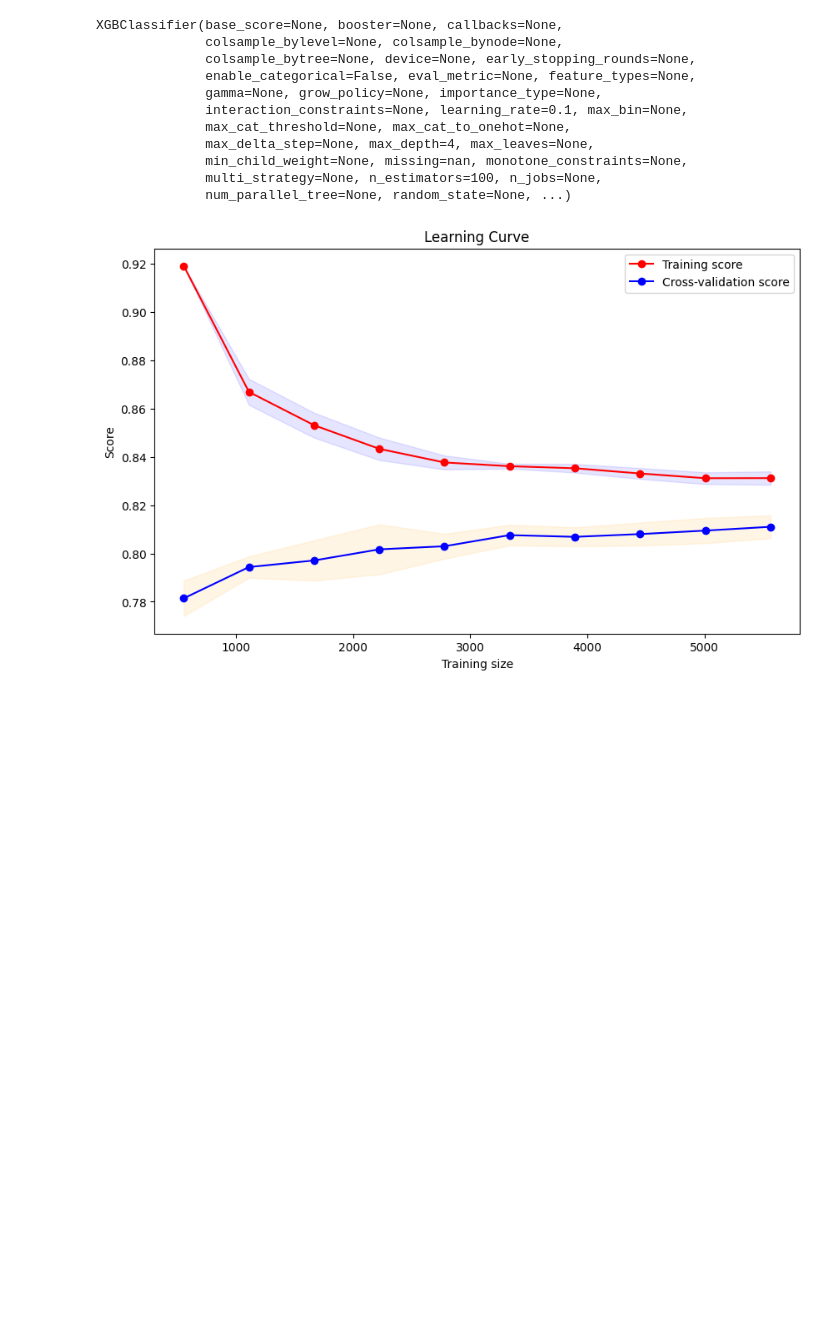
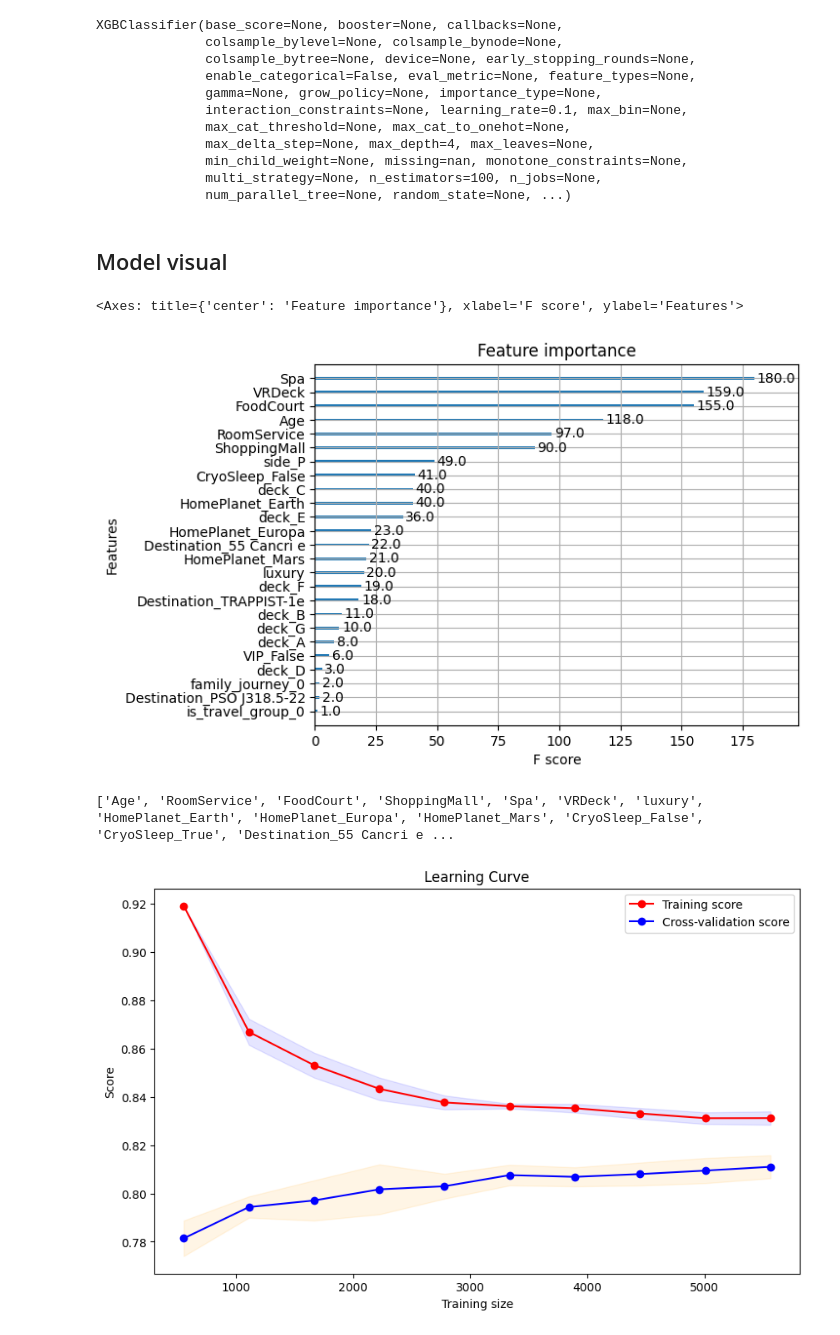
Before and after one commit to Dudul-99/Data-Science, a Jupyter notebook: space_titanice.ipynb, the cells around one changed output. Cells and saved outputs as stored; diff of their text form; code cells hidden in the pictures; blank space fills up the shorter version.

```diff
--- a/space_titanice.ipynb
+++ b/space_titanice.ipynb
@@ -452,7 +456,7 @@ col_trans = ColumnTransformer(transformers=[
     ("num_p", num_pipeline, numerical_features),
     ("ode_p", ord_pipeline, ordinal_features),
     ("ohe_p", cat_pipeline, categorical_features),
-],
+], verbose_feature_names_out=False,
     remainder="passthrough",
     n_jobs=-1
 )
@@ -674,6 +702,19 @@ XGBClassifier(base_score=None, booster=None, callbacks=None,
               min_child_weight=None, missing=nan, monotone_constraints=None,
               multi_strategy=None, n_estimators=100, n_jobs=None,
               num_parallel_tree=None, random_state=None, ...)
+# %% [markdown]
+## Model visual
+# %%
+# Features importance
+import xgboost as xgb
+xgb.plot_importance(best_model)
+# %% [output]
+<Axes: title={'center': 'Feature importance'}, xlabel='F score', ylabel='Features'>
+[figure, added]
+# %%
+print(best_model.get_booster().feature_names)
+# %% [output]
+['Age', 'RoomService', 'FoodCourt', 'ShoppingMall', 'Spa', 'VRDeck', 'luxury', 'HomePlanet_Earth', 'HomePlanet_Europa', 'HomePlanet_Mars', 'CryoSleep_False', 'CryoSleep_True', 'Destination_55 Cancri e ...
 # %%
 from sklearn.model_selection import learning_curve
 # define sizes of the training set to use
```
Also changed, not shown: parts of 14 cells of this notebook, 2 other files.
